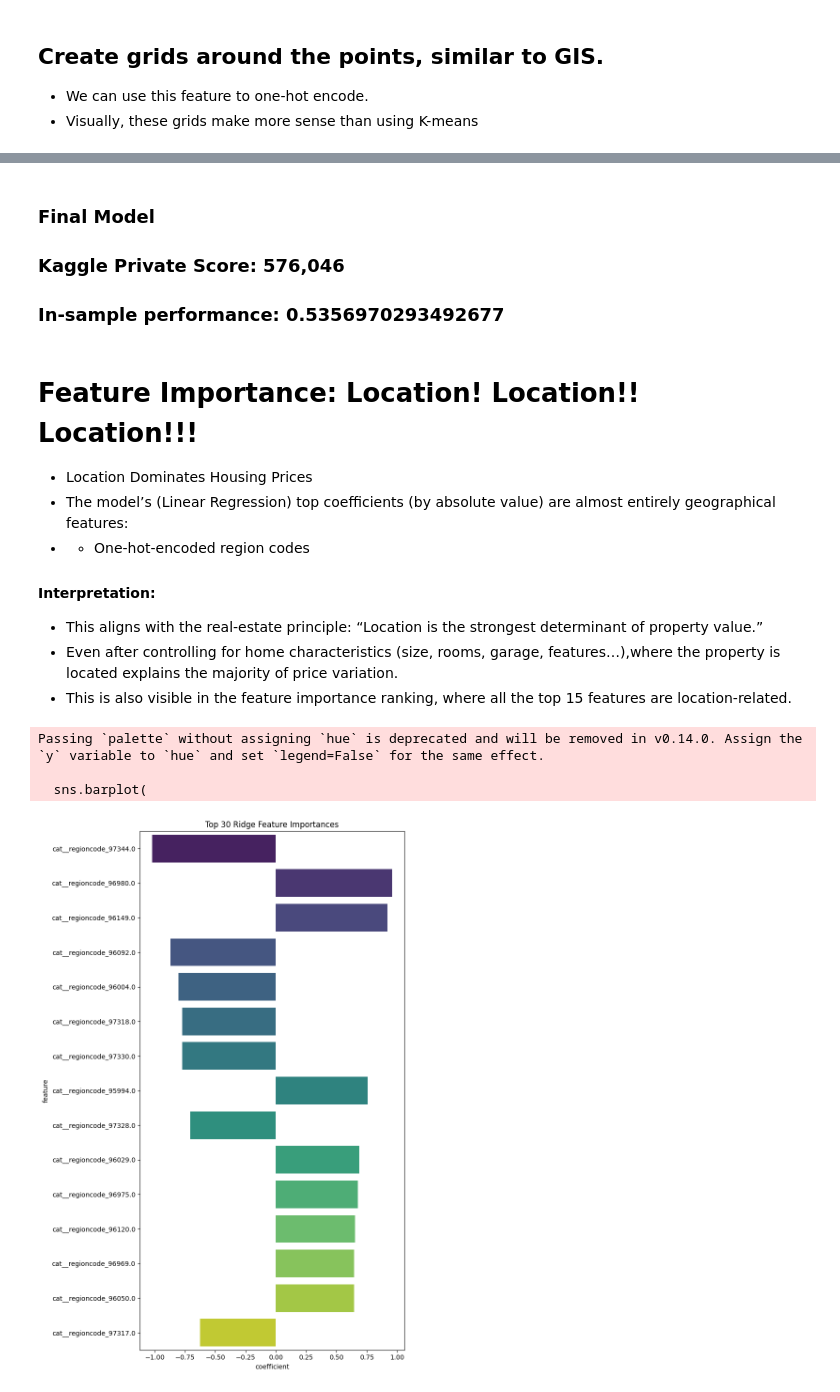
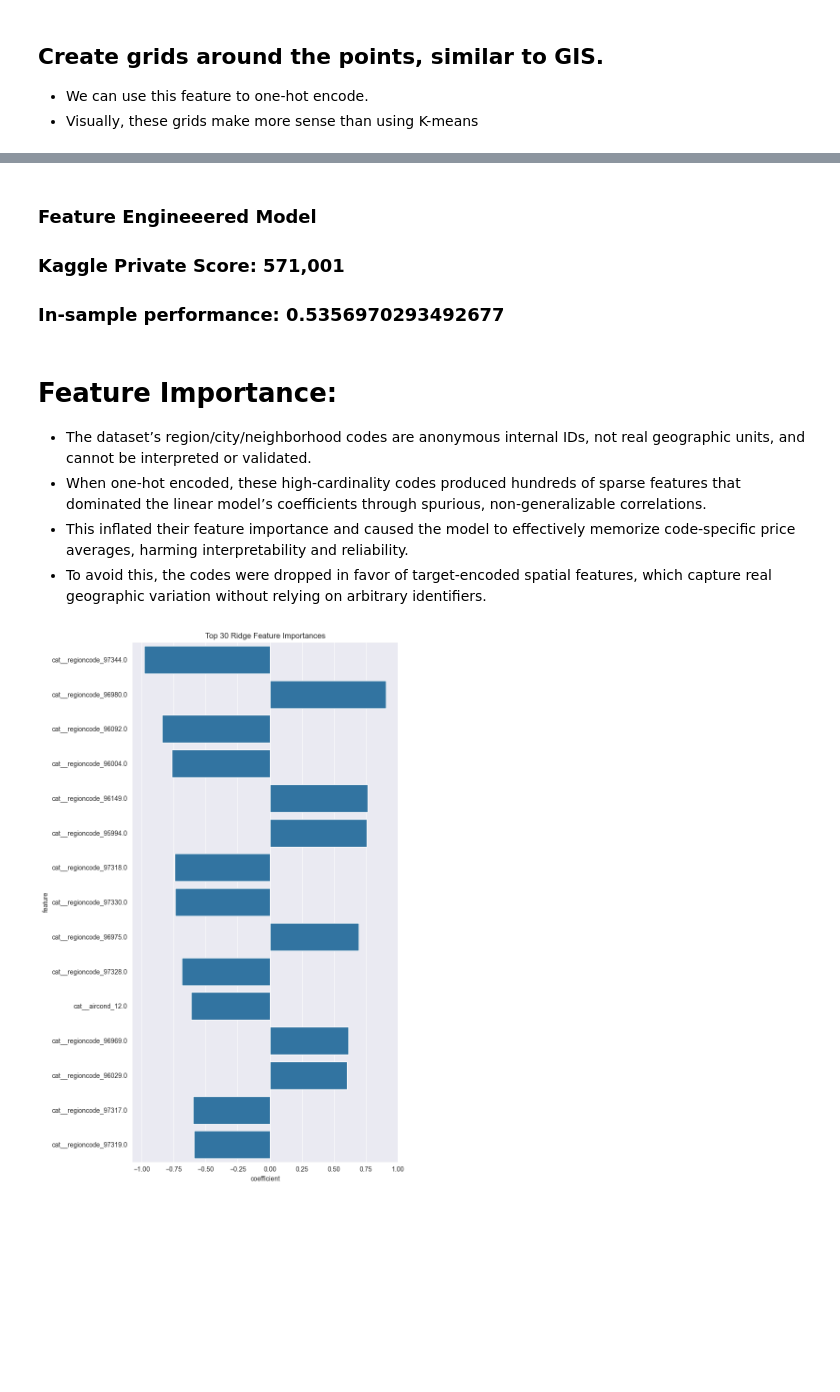
Before and after one commit to gnlmano/Housing-Prices-Prediction, a Jupyter notebook: notebooks/EDA.ipynb, the cells around one changed output, grey strips where cells are left out. Saved outputs shown, nothing was run; the diff lists cells and outputs as text; code cells hidden in the pictures; blank space fills up the shorter version.

```diff
--- a/notebooks/EDA.ipynb
+++ b/notebooks/EDA.ipynb
@@ -863,7 +888,8 @@ results = []
 
 for name, (estimator, grid) in models_and_grids.items():
 
-    pipe = Pipeline([
+    pipe = Pipeline(steps =
+        [('target_encoding', geo_encoder),
         ('preprocessor', preprocessor),
         ('model', estimator)
     ])
@@ -876,7 +902,8 @@ for name, (estimator, grid) in models_and_grids.items():
         n_jobs=-1
     )
 
-    gs.fit(X, y)
+    gs.fit(train[columns_used],
+           y)
 
     best_rmse = -gs.best_score_
     best_params = gs.best_params_
@@ -895,53 +922,48 @@ pd.DataFrame(results)
 # %% [markdown]
-### Final Model
-### Kaggle Private Score: 576,046
+### Feature Engineeered Model
+### Kaggle Private Score: 571,001
 ### In-sample performance: 0.5356970293492677
 # %%
-ridge_pipeline = Pipeline(steps=[('preprocessor', preprocessor),
-                      ('Ridge', Ridge(alpha=1))])
-ridge_pipeline.fit(X,y)
-y_hat_test_ridge = np.exp(ridge_pipeline.predict(test[X.columns]))
-test_predictions_submit = pd.DataFrame({"lotid": test["lotid"], "parcelvalue": y_hat_test_ridge})
-test_predictions_submit.to_csv("test_predictions_final.csv", index = False)
+ridge_pipeline = Pipeline(steps=[
+    ('target_encoding', geo_encoder),
+    ('preprocessor', preprocessor),
+    ('Ridge', Ridge(alpha=1))
+])
+ridge_pipeline.fit(train[columns_used],y)
+y_hat_test_ridge = np.exp(ridge_pipeline.predict(test[columns_used]))
+test_predictions_submit = pd.DataFrame({"lotid": test["lotid"], "parcelvalue": y_hat_test_ridge[:,0]})
+test_predictions_submit.to_csv("test_predictions_FE.csv", index = False)
-# %% [markdown]
-# Feature Importance: Location! Location!! Location!!!
-
-- Location Dominates Housing Prices
-- The model’s (Linear Regression) top coefficients (by absolute value) are almost entirely geographical features:
-- - One-hot-encoded region codes
-
-#### Interpretation:
-- This aligns with the real-estate principle: “Location is the strongest determinant of property value.”
-- Even after controlling for home characteristics (size, rooms, garage, features…),where the property is located explains the majority of price variation.
-- This is also visible in the feature importance ranking, where all the top 15 features are location-related.
+# %% [markdown]
+# Feature Importance:
+- The dataset’s region/city/neighborhood codes are anonymous internal IDs, not real geographic units, and cannot be interpreted or validated.
+- When one-hot encoded, these high-cardinality codes produced hundreds of sparse features that dominated the linear model’s coefficients through spurious, non-generalizable correlations.
+- This inflated their feature importance and caused the model to effectively memorize code-specific price averages, harming interpretability and reliability.
+- To avoid this, the codes were dropped in favor of target-encoded spatial features, which capture real geographic variation without relying on arbitrary identifiers.
 # %%
-ridge_pipeline.fit(X, y)
+# ridge_pipeline.fit(train[columns_used], y)
 coefs = ridge_pipeline.named_steps["Ridge"].coef_
+coefs = coefs.ravel()
 feature_names = ridge_pipeline.named_steps["preprocessor"].get_feature_names_out()
 
 # DataFrame
 coef_df = pd.DataFrame({
     "feature": feature_names,
     "coefficient": coefs
 })
 
 # Sort by importance (abs)
 coef_df["abs_coef"] = coef_df["coefficient"].abs()
 coef_df = coef_df.sort_values("abs_coef", ascending=False)
 
 # Plot
 plt.figure(figsize=(8, 12))
 sns.barplot(
     data=coef_df.head(15),
     x="coefficient",
-    y="feature",
-    palette="viridis"
+    y="feature"
 )
 plt.title("Top 30 Ridge Feature Importances")
 plt.tight_layout()
 plt.show()
 # %% [output]
-Passing `palette` without assigning `hue` is deprecated and will be removed in v0.14.0. Assign the `y` variable to `hue` and set `legend=False` for the same effect.
-
-  sns.barplot(
-[figure, old version]
+[figure, new version]
```
Also changed, not shown: parts of 30 cells of this notebook, 20 other files.
